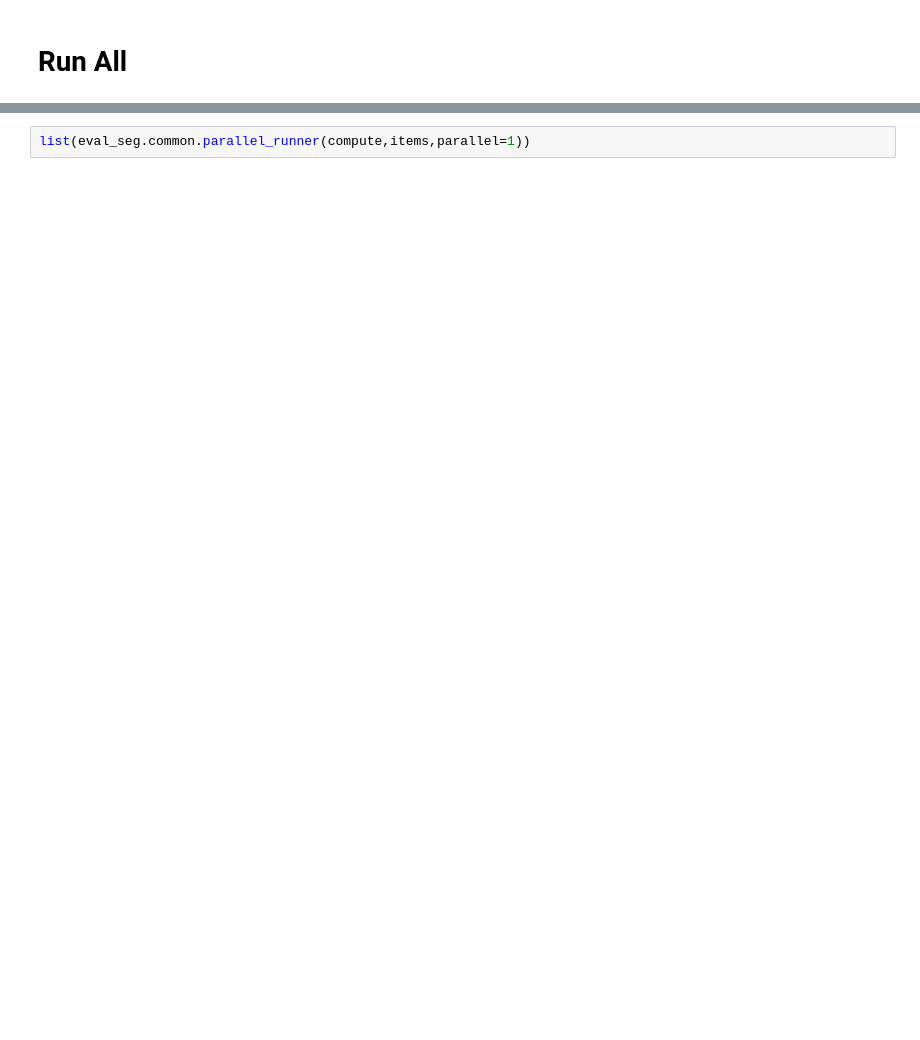
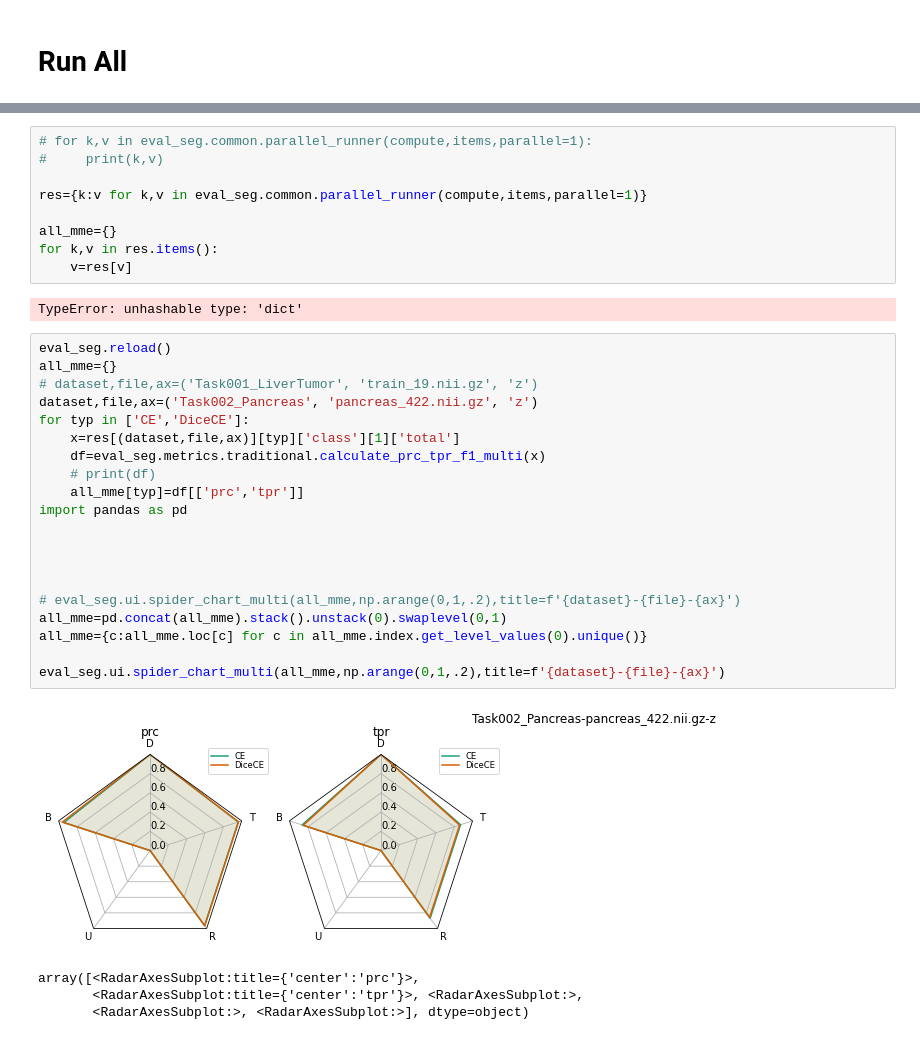
Before and after one commit to modaresimr/medical-segmentation-evaluation, a Jupyter notebook: RunAll.ipynb, the cells around one changed output, grey strips where cells are left out. Cells and saved outputs as stored; diff of their text form; blank space fills up the shorter version.

```diff
--- a/RunAll.ipynb
+++ b/RunAll.ipynb
@@ -108,2 +127,36 @@ def _compute(dataset, file, axes):
 # %%
-list(eval_seg.common.parallel_runner(compute,items,parallel=1))
+# for k,v in eval_seg.common.parallel_runner(compute,items,parallel=1):
+#     print(k,v)
+
+res={k:v for k,v in eval_seg.common.parallel_runner(compute,items,parallel=1)}
+
+all_mme={}
+for k,v in res.items():
+    v=res[v]
+# %% [output]
+TypeError: unhashable type: 'dict'
+# %%
+eval_seg.reload()
+all_mme={}
+# dataset,file,ax=('Task001_LiverTumor', 'train_19.nii.gz', 'z')
+dataset,file,ax=('Task002_Pancreas', 'pancreas_422.nii.gz', 'z')
+for typ in ['CE','DiceCE']:
+    x=res[(dataset,file,ax)][typ]['class'][1]['total']
+    df=eval_seg.metrics.traditional.calculate_prc_tpr_f1_multi(x)
+    # print(df)
+    all_mme[typ]=df[['prc','tpr']]
+import pandas as pd
+
+
+
+
+# eval_seg.ui.spider_chart_multi(all_mme,np.arange(0,1,.2),title=f'{dataset}-{file}-{ax}')
+all_mme=pd.concat(all_mme).stack().unstack(0).swaplevel(0,1)
+all_mme={c:all_mme.loc[c] for c in all_mme.index.get_level_values(0).unique()}
+
+eval_seg.ui.spider_chart_multi(all_mme,np.arange(0,1,.2),title=f'{dataset}-{file}-{ax}')
+# %% [output]
+[figure, added]
+array([<RadarAxesSubplot:title={'center':'prc'}>,
+       <RadarAxesSubplot:title={'center':'tpr'}>, <RadarAxesSubplot:>,
+       <RadarAxesSubplot:>, <RadarAxesSubplot:>], dtype=object)
```
Also changed, not shown: parts of 4 cells of this notebook, 25 other files.
